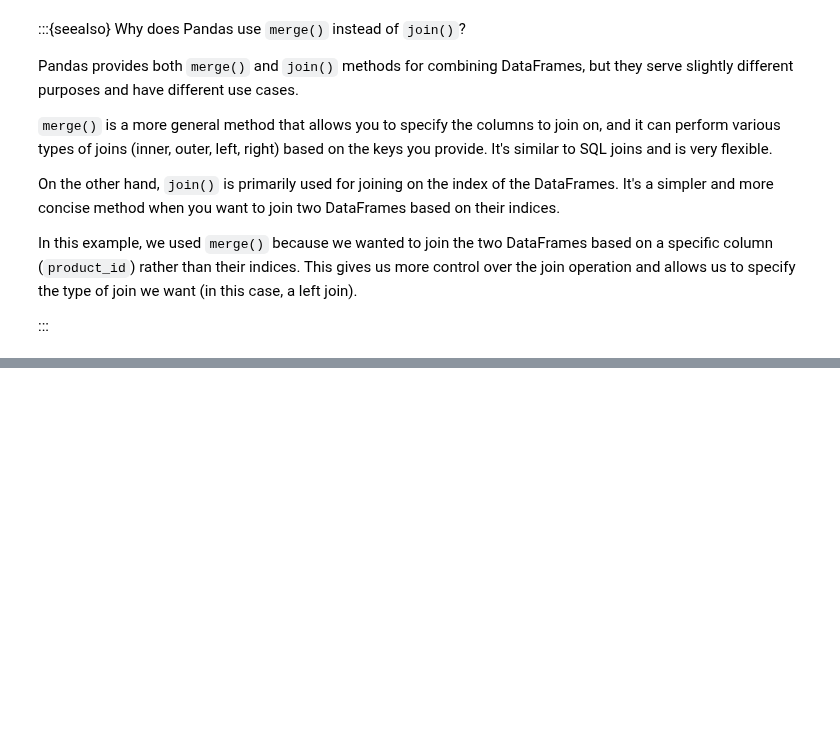
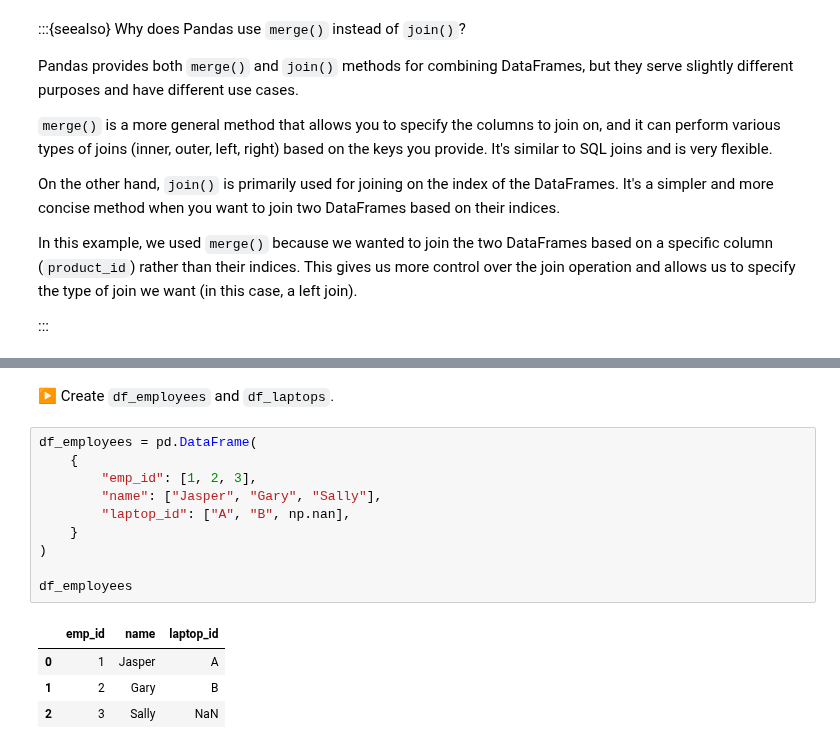
Before and after one commit to bdi475/textbook, a Jupyter notebook: content/pandas-datetime-aggregation-merges.ipynb, the cells around one changed output, grey strips where cells are left out. Saved outputs shown, nothing was run; the diff lists cells and outputs as text; blank space fills up the shorter version.

```diff
--- a/content/pandas-datetime-aggregation-merges.ipynb
+++ b/content/pandas-datetime-aggregation-merges.ipynb
@@ -775,0 +813,17 @@ In this example, we used `merge()` because we wanted to join the two DataFrames
+# %% [markdown]
+▶️ Create `df_employees` and `df_laptops`.
+# %%
+df_employees = pd.DataFrame(
+    {
+        "emp_id": [1, 2, 3],
+        "name": ["Jasper", "Gary", "Sally"],
+        "laptop_id": ["A", "B", np.nan],
+    }
+)
+
+df_employees
+# %% [output]
+|  | emp_id | name | laptop_id |
+| 0 | 1 | Jasper | A |
+| 1 | 2 | Gary | B |
+| 2 | 3 | Sally | NaN |
```
Also changed, not shown: parts of 7 cells of this notebook, 8 other files.
